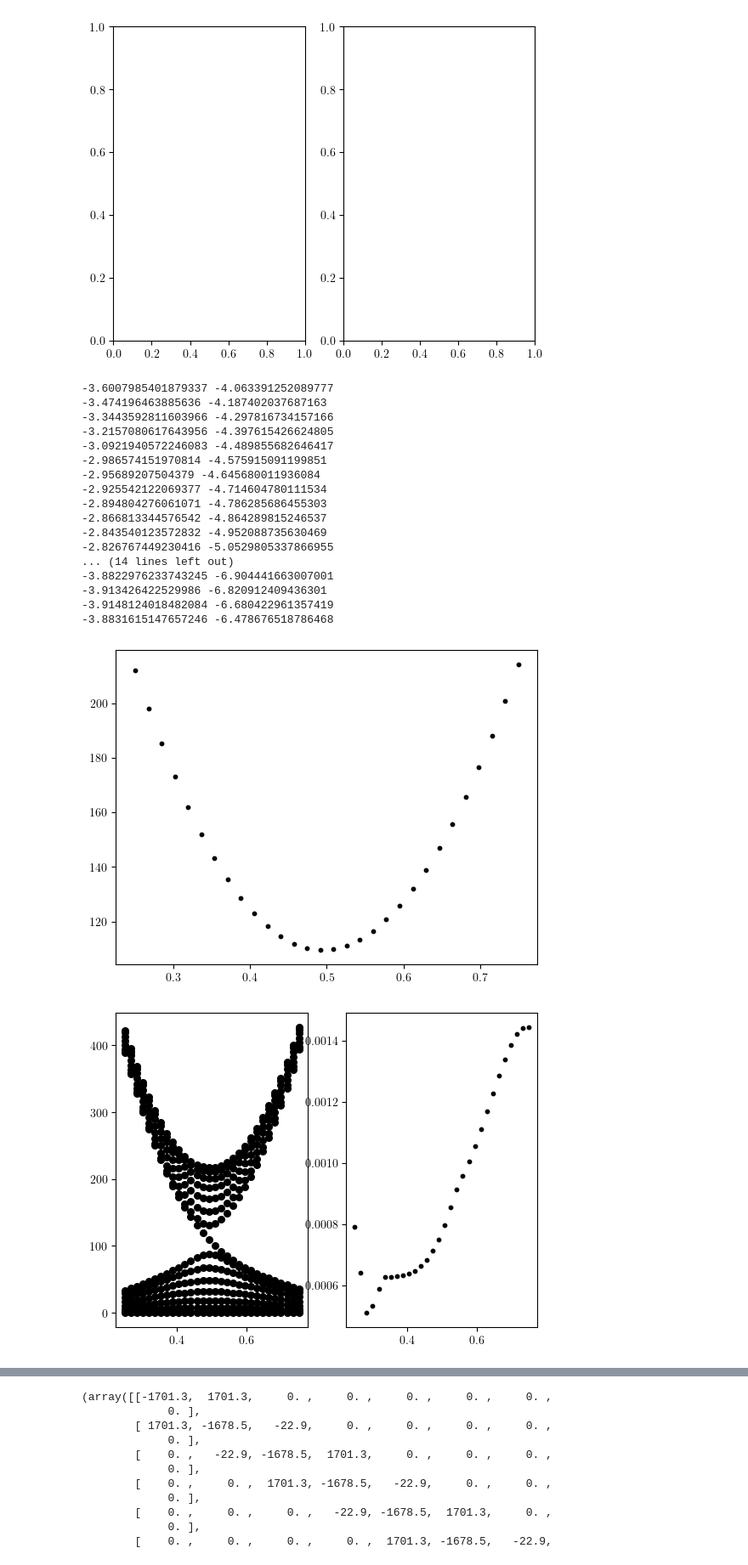
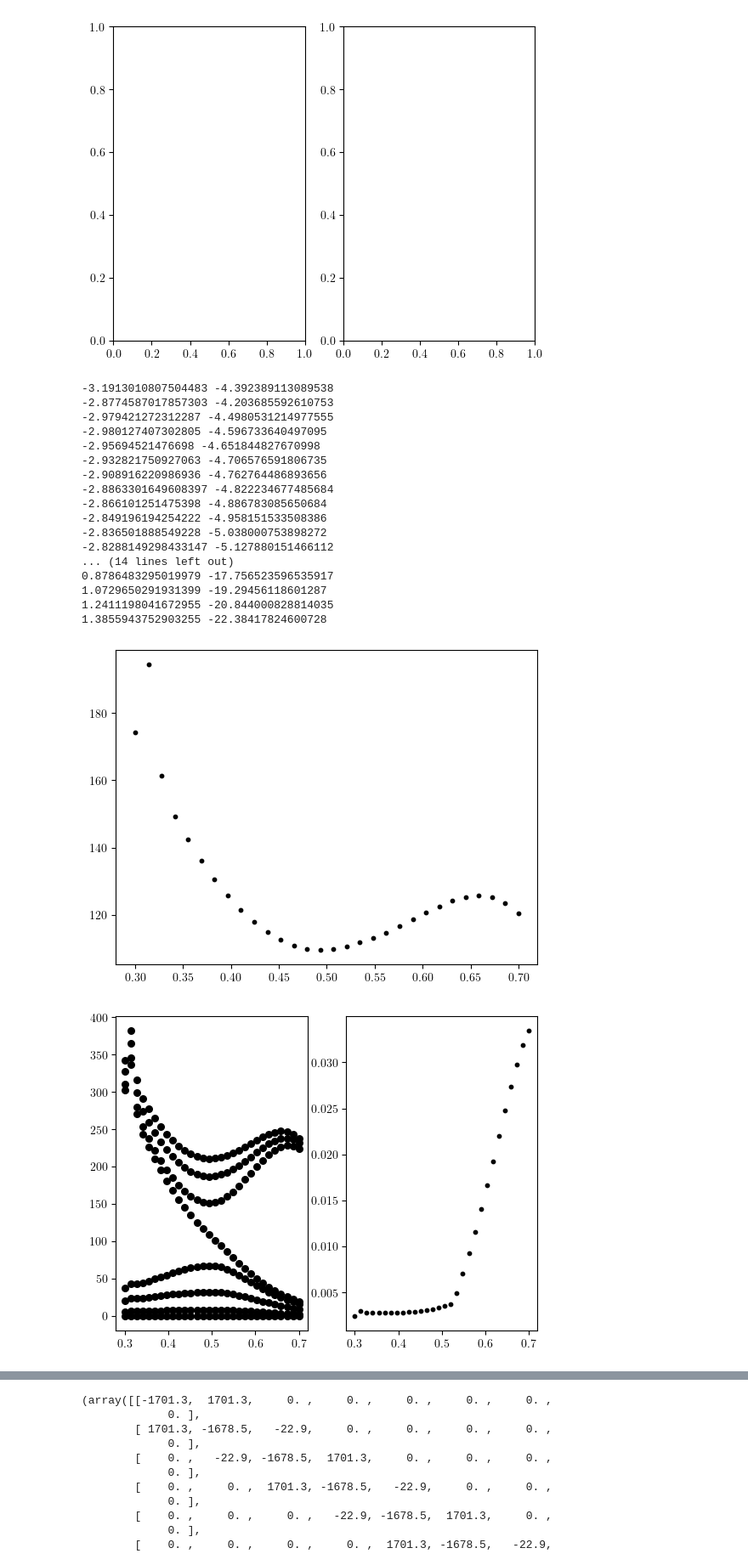
Before and after one commit to ChriGomm/master, a Jupyter notebook: numerics/interactions.ipynb, the cells around one changed output, grey strips where cells are left out. Shown at 85% size. Saved outputs shown, nothing was run; the diff lists cells and outputs as text; code cells hidden in the pictures.

```diff
--- a/numerics/interactions.ipynb
+++ b/numerics/interactions.ipynb
@@ -900,3 +956,10 @@ dmat, dmat_nn
         [-489.42421291,  413.42614917,   75.99806374,    0.        ],
         [   0.        ,   75.99806374,  413.42614917, -489.42421291],
         [   0.        ,    0.        , -489.42421291,  489.42421291]]))
+# %%
+chain_length = 1000
+k = 0*np.pi/(a*chain_length)
+b0=0.5
+dmat = hopping_Ham_k(k,b0,h,0,a,chain_length,lambda x, y: dip_derivative_full_vec(x,y),d)
+# np.max(np.abs(dmat - np.conjugate(dmat.T)))
+np.real(dmat)
@@ -903,3 +969,4 @@ dmat, dmat_nn
 # %%
-dmat_nn[0,:2*0:2]
+dmat = BdG_Ham(b0,h,0,a,chain_length,lambda x, y: dip_derivative_full_vec(x,y),d)
+np.sum(np.linalg.eigvals(dmat)), np.max(np.abs(np.imag(np.linalg.eigvals(dmat)))), np.min(np.abs(np.imag(np.linalg.eigvals(dmat)))), np.max(np.abs(np.real(np.linalg.eigvals(dmat)))), np.min(np.abs(np.real(np.linalg.eigvals(dmat)))), np.max(np.abs(np.linalg.eigvals(dmat))), np.min(np.abs(np.linalg.eigvals(dmat)))
 # %% [output]
@@ -1263,6 +1336,7 @@ IndexError: list index out of range
 [figure]
 [figure]
 # %%
+a = 1
 def abs_eigvec(param,b):
     phid = param[0]
     h = param[1]
@@ -1272,24 +1346,27 @@ def abs_eigvec(param,b):
     # beta = grad(b,h,a,chain_length,nom_der1,d)
     dmat = hopping_Ham(b,h,(m*w**2*r**2/V)[-1]/10**8,a,chain_length,lambda x, y: dip_derivative_full_vec(x, y),d)
     beta = grad_long_range(b,h,a,chain_length,nom_der1_vec,d)
-    eigenvecs = np.linalg.solve(dmat,beta)
+    return np.max(np.abs(beta))/np.min(np.where(dmat==0,np.inf,np.abs(dmat)))
+    # eigenvecs = np.linalg.solve(dmat,beta)
     # eigenvecs = np.linalg.lstsq(dmat,beta)[0]
     # return np.linalg.norm(beta)
     return np.max(np.abs(eigenvecs))
 from scipy.optimize import minimize
 N = 30
-b = np.linspace(0.25,0.75,N)
+# b = np.linspace(0.25,0.75,N)
+b = np.linspace(0.3,0.7,N)
 phis = np.ones(N)*(3.7)
 hs = np.ones(N)*0.25
 fig2, ax2 = plt.subplots(1,1)
 fig3, ax3 = plt.subplots(1,2)
 fig, ax = plt.subplots(1,2)
-chain_length = 16
+chain_length = 8
 Deltap = 0.2
 Deltah = 0.1
+grid_numb = 3
 for i in range(N):
-    phi_grid = np.linspace(-Deltap,Deltap,10)+phis[i-1]
-    h_grid = np.linspace(-Deltah,Deltah,10)+hs[i-1]
+    phi_grid = np.linspace(-Deltap,Deltap,grid_numb)+phis[i-1]
+    h_grid = np.linspace(-Deltah,Deltah,grid_numb)+hs[i-1]
     min_vals = np.zeros((len(phi_grid),len(h_grid)))
     min_phi = np.zeros_like(min_vals)
     min_h = np.zeros_like(min_vals)
@@ -1298,52 +1375,52 @@ for i in range(N):
     min_h = []
 
     for n in range(len(phi_grid)):
         for m in range(len(h_grid)):
-            try:
-                res = minimize(abs_eigvec,x0=(phi_grid[n],h_grid[m]),args=b[i],bounds=((0,2*np.pi),(-0.5,0.5)),tol=1e-12)
+            # try:
+                res = minimize(abs_eigvec,x0=(phi_grid[n],h_grid[m]),args=b[i],bounds=((-np.pi,np.pi),(-0.,0.5)),tol=1e-12)
                 min_vals.append(res.fun)
                 min_phi.append(res.x[0])
                 min_h.append(res.x[1])
-            except:
-                pass
+            # except:
+            #     pass
     crit = np.array([min_vals, min_phi, min_h]).T
     sorted_crit = sorted(crit, key=lambda x: x[0])
 
 
     phis[i] = sorted_crit[0][1]
     hs[i] = sorted_crit[0][2]
     dmat = nearest_nb_Hamiltonian(b[i],hs[i],a,chain_length,lambda x, y: dip_derivative_full(x, 0, 0, y),0,np.array([np.cos(phis[i]),np.sin(phis[i])]))
     eig, vec = np.linalg.eig(dmat)
     ax3[0].scatter(b[i]*np.ones(chain_length),eig,color='0',s=30)
     beta = grad(b[i],hs[i],a,chain_length,nom_der1,np.array([np.cos(phis[i]),np.sin(phis[i])]))
     dmatp = dmat+ np.diag(np.ones(chain_length))*(m*w**2*r**2/V)[-1]/10**8
     vecp = np.linalg.solve(dmatp,beta)
     dis = dmat@vecp
     ax3[1].scatter(b[i],np.max(dis),color='0',s=10)
     # ax3[1].scatter(b[i]*np.ones(chain_length),beta,color='0',s=30)
     ax2.scatter(b[i],np.max(np.abs(dmat)),color='0',s=10)
     # ax2.scatter(b[i],sorted_crit[0][0],color='0',s=10)
 
 ax[0].scatter(b,phis,color='0',s=10)
 ax[1].scatter(b,hs,color='0',s=10)
 plt.show()
 # %% [output]
--3.6007985401879337 -4.063391252089777
--3.474196463885636 -4.187402037687163
--3.3443592811603966 -4.297816734157166
--3.2157080617643956 -4.397615426624805
--3.0921940572246083 -4.489855682646417
--2.986574151970814 -4.575915091199851
--2.95689207504379 -4.645680011936084
--2.925542122069377 -4.714604780111534
--2.894804276061071 -4.786285686455303
--2.866813344576542 -4.864289815246537
--2.843540123572832 -4.952088735630469
--2.826767449230416 -5.0529805337866955
+-3.1913010807504483 -4.392389113089538
+-2.8774587017857303 -4.203685592610753
+-2.979421272312287 -4.4980531214977555
+-2.980127407302805 -4.596733640497095
+-2.95694521476698 -4.651844827670998
+-2.932821750927063 -4.706576591806735
+-2.908916220986936 -4.762764486893656
+-2.8863301649608397 -4.822234677485684
+-2.866101251475398 -4.886783085650684
+-2.849196194254222 -4.958151533508386
+-2.836501888549228 -5.038000753898272
+-2.8288149298433147 -5.127880151466112
 ... (14 lines left out)
--3.8822976233743245 -6.904441663007001
--3.913426422529986 -6.820912409436301
--3.9148124018482084 -6.680422961357419
--3.8831615147657246 -6.478676518786468
+0.8786483295019979 -17.756523596535917
+1.0729650291931399 -19.29456118601287
+1.2411198041672955 -20.844000828814035
+1.3855943752903255 -22.38417824600728
-[figure, old version]
+[figure, new version]
-[figure, old version]
+[figure, new version]
```
Also changed, not shown: parts of 15 cells of this notebook, 9 other files.
